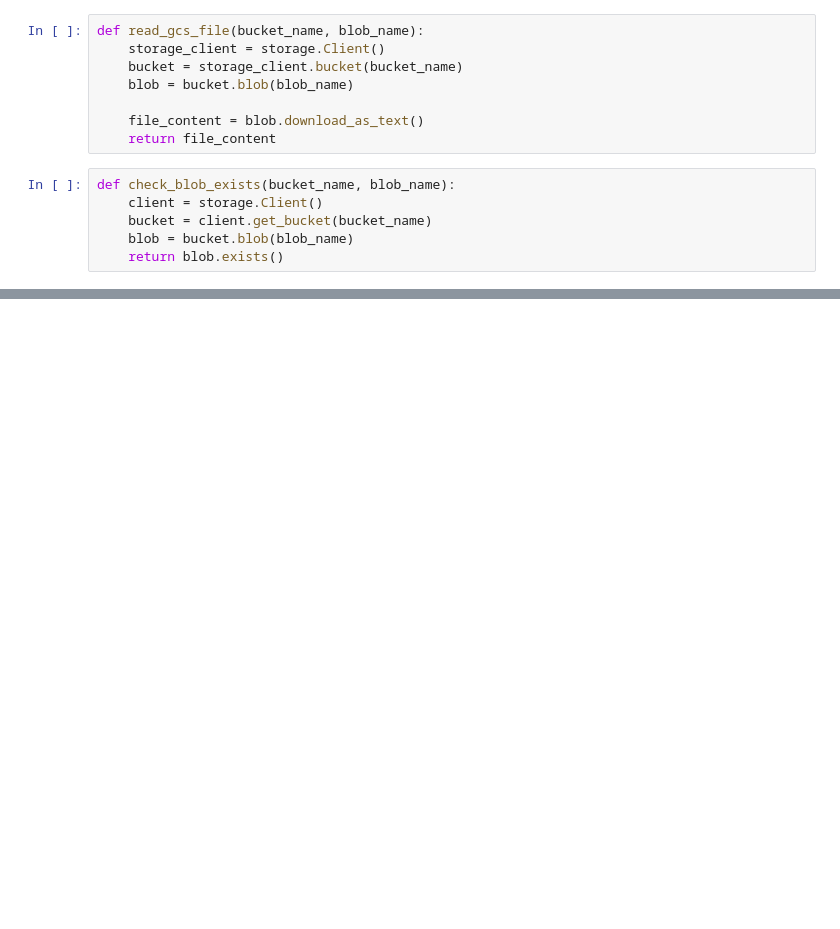
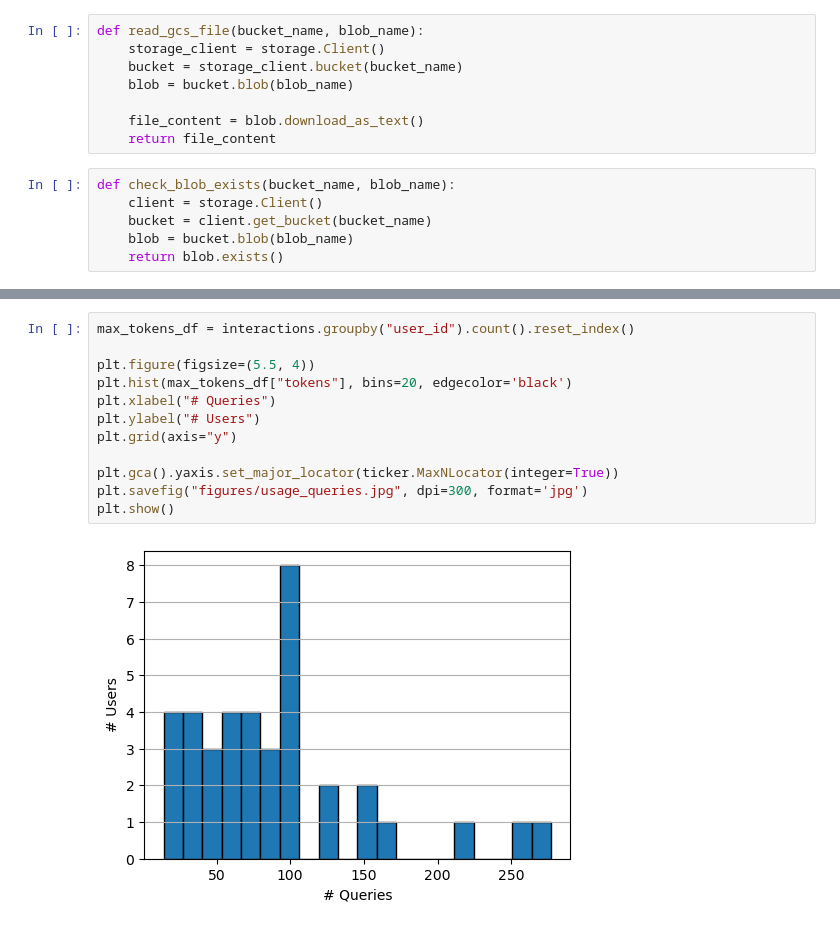
Before and after one commit to shomikj/long-context-sycophancy, a Jupyter notebook: download_interactions.ipynb, the cells around one changed output, grey strips where cells are left out. Drawn from its saved outputs; the diff is of its cells as text; blank space fills up the shorter version.

```diff
--- a/download_interactions.ipynb
+++ b/download_interactions.ipynb
@@ -57,0 +95,14 @@ interactions.to_csv("../data/interactions.csv", index=False)
+# %%
+max_tokens_df = interactions.groupby("user_id").count().reset_index()
+
+plt.figure(figsize=(5.5, 4))
+plt.hist(max_tokens_df["tokens"], bins=20, edgecolor='black')
+plt.xlabel("# Queries")
+plt.ylabel("# Users")
+plt.grid(axis="y")
+
+plt.gca().yaxis.set_major_locator(ticker.MaxNLocator(integer=True))
+plt.savefig("figures/usage_queries.jpg", dpi=300, format='jpg')
+plt.show()
+# %% [output]
+[figure, added]
```
Also changed, not shown: parts of 9 cells of this notebook, 4 other files.
